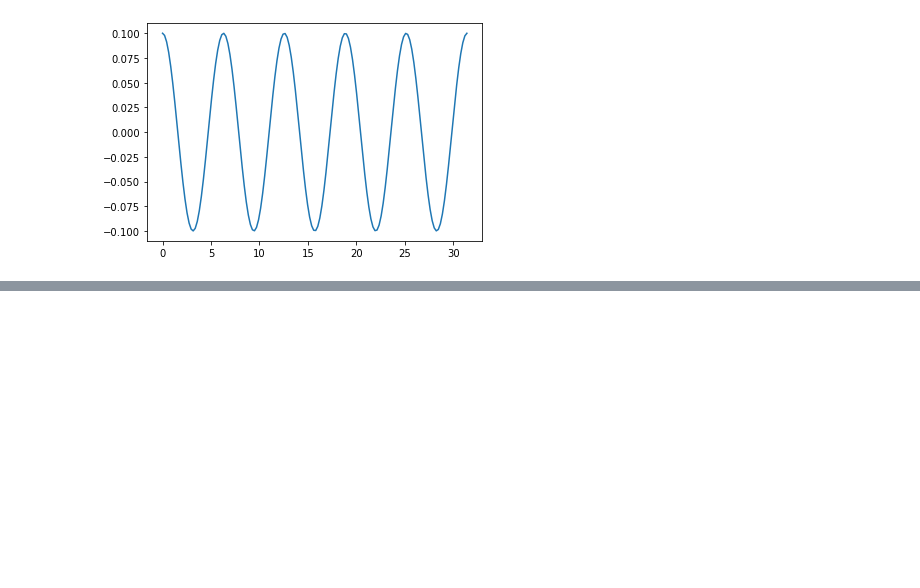
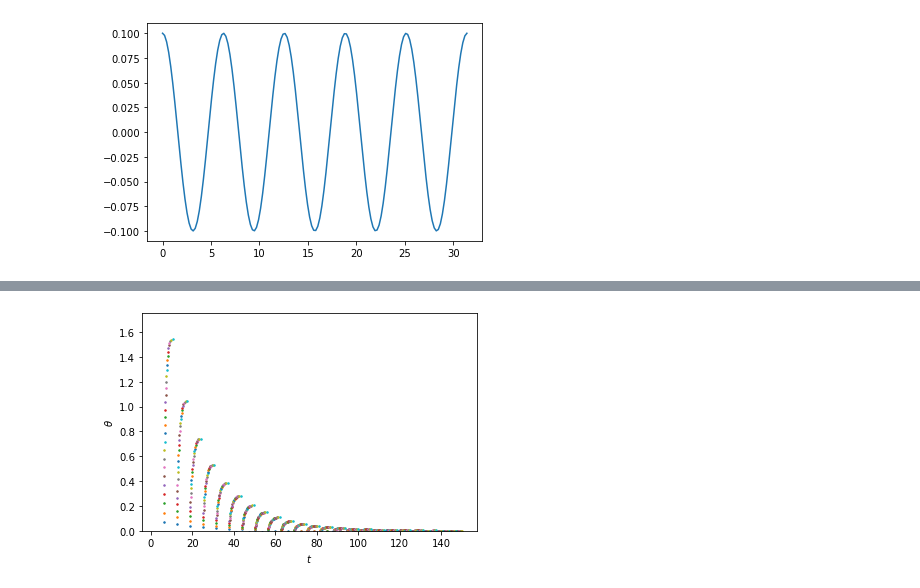
Before and after one commit to richmf/Fisica-Computacional-clases, a Jupyter notebook: Mapeo1.ipynb, the cells around one changed output, grey strips where cells are left out. Drawn from its saved outputs; the diff is of its cells as text; code cells hidden in the pictures; blank space fills up the shorter version.

Commit message:
actualizacion mapeo

```diff
--- a/Mapeo1.ipynb
+++ b/Mapeo1.ipynb
@@ -144,19 +81,0 @@ def pendulo_fric(t,th_vth,omega2=1,gam=0.1):
-# %%
-intervalo = (0,10*pi)
-N_tray , N_puntos = 15 , 500
-t = linspace(intervalo[0],intervalo[1],N_puntos)
-th_0s = linspace(0.1,pi-0.1,N_tray)
-trayectorias = np.zeros((2,N_puntos,N_tray))
-E_tray = np.zeros((N_puntos,N_tray))
-tray_f = [ 0 for i in range(N_tray)]
-for i in range(N_tray):
-    ci = [th_0s[i],0]
-    th_vth = solve_ivp(pendulo_fric,intervalo,ci,atol=1e-8,rtol=1e-8,dense_output=True)
-    tray_f[i] = th_vth.sol
-    th , vth = th_vth.sol(t)
-    E_tray[:,i] = E_pendulo([th,vth])
-    trayectorias[:,:,i] = th , vth
-# %%
-for i in range(N_tray):
-    plot(trayectorias[0,:,i],trayectorias[1,:,i])
-show()
@@ -164,0 +144,25 @@ show()
+# %%
+intervalo = (0,150)
+N_tray , N_puntos = 30 , 5000
+t = linspace(intervalo[0],intervalo[1],N_puntos)
+th_0s = linspace(0.1,pi-0.1,N_tray)
+trayectorias = np.zeros((2,N_puntos,N_tray))
+tray_f , mapeo = [ 0 for i in range(N_tray)] , [ 0 for i in range(N_tray)]
+mapeo_t = [ 0 for i in range(N_tray)]
+for i in range(N_tray):
+    ci = [th_0s[i],0]
+    th_vth = solve_ivp(pendulo_fric,intervalo,ci,atol=1e-8,rtol=1e-8,dense_output=True)
+    tray_f[i] = th_vth.sol
+    th , vth = th_vth.sol(t)
+    pt_ini = intervalos_raices_N(t,vth)
+    x0s = raices_f(tray_f[i],pt_ini,1)
+    trayectorias[:,:,i] = th , vth
+    mapeo[i] , mapeo_t[i] = tray_f[i](x0s), x0s
+# %%
+for i in range(N_tray):
+    plot(mapeo_t[i],mapeo[i][0],'.',markersize=3)
+xlabel(r'$t$'),ylabel(r'$\theta$')
+ylim([0,1.75])
+show()
+# %% [output]
+[figure, added]
```
Also changed, not shown: parts of 11 cells of this notebook, 1 other file.
